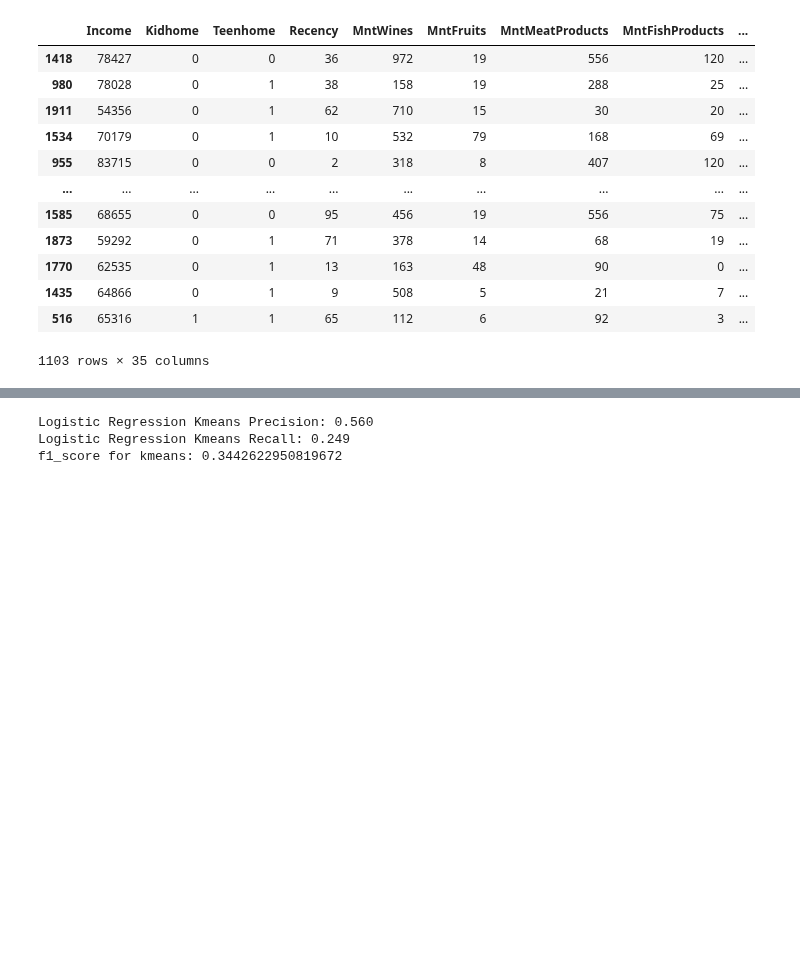
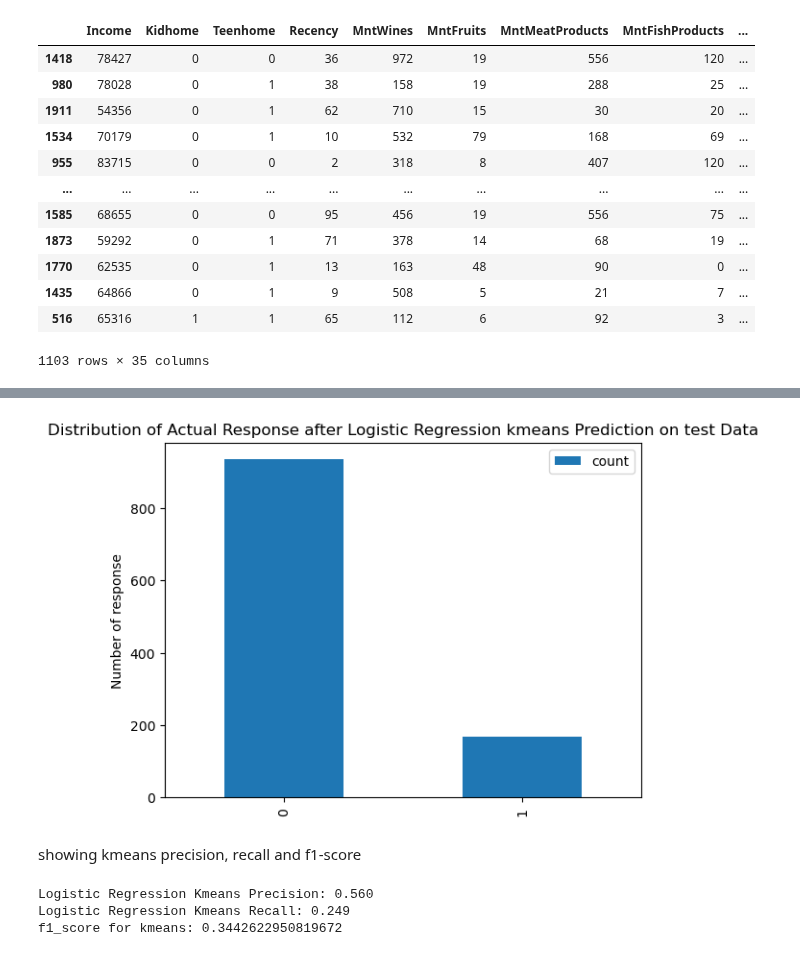
Before and after one commit to KaiFeng-tp-mbap/mldp_project, a Jupyter notebook: MLDP Program Codes Submission Template.ipynb, the cells around one changed output, grey strips where cells are left out. Drawn from its saved outputs; the diff is of its cells as text; code cells hidden in the pictures; blank space fills up the shorter version.

```diff
--- a/MLDP Program Codes Submission Template.ipynb
+++ b/MLDP Program Codes Submission Template.ipynb
@@ -1899,3 +1956,16 @@ X_test_pred_logr_kmeans
+# %%
+# Using Barplot to show the distribution of predicted responses after Logistic Regression Prediction
+# tally predictions
+pd.Series(X_test_pred_logr_kmeans['Actual']).value_counts().plot(kind='bar')
+plt.title(f'Distribution of Actual Response after Logistic Regression kmeans Prediction on test Data')
+plt.legend()
+plt.xlabel("")
+plt.ylabel("Number of response")
+plt.show()
+# %% [output]
+[figure, added]
+# %% [markdown]
+showing kmeans precision, recall and f1-score
 # %%
 from sklearn.metrics import precision_score, recall_score,f1_score
 # Precision and Recall for logistic regression
```
Also changed, not shown: parts of 31 cells of this notebook.
